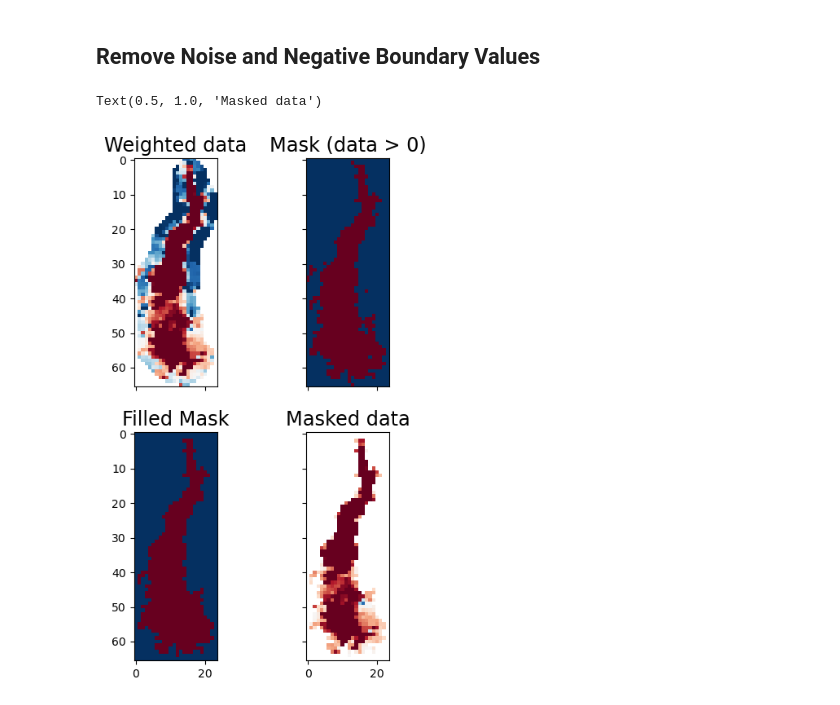
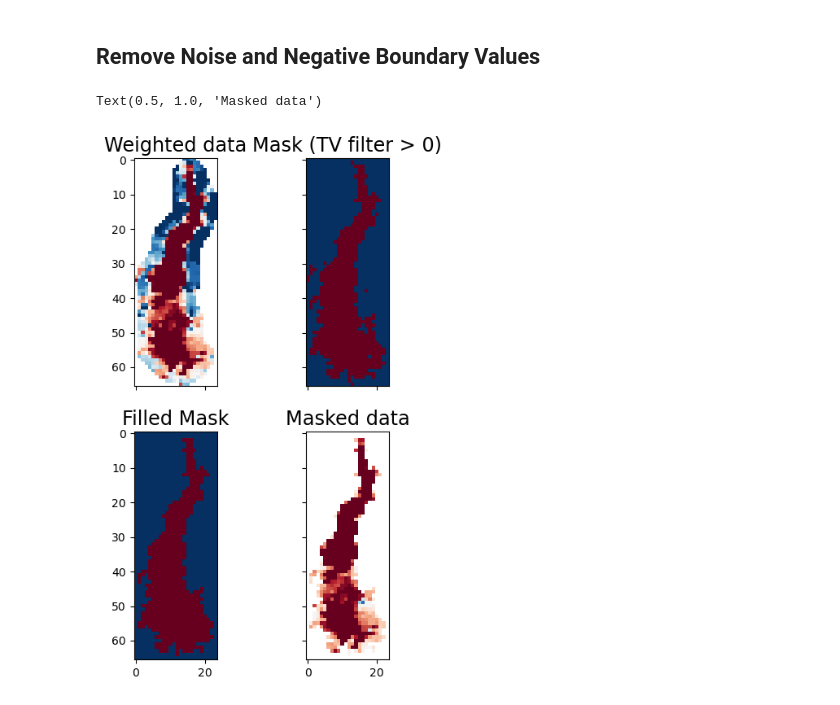
Before and after one commit to SRON-ESG/HyperGas, a Jupyter notebook: notebooks/plumemask.ipynb, the cells around one changed output. Cells and saved outputs as stored; diff of their text form; code cells hidden in the pictures.

```diff
--- a/notebooks/plumemask.ipynb
+++ b/notebooks/plumemask.ipynb
@@ -294,25 +296,25 @@ filled = ndimage.binary_fill_holes(reconstruction)
 # %%
 fig, axs = plt.subplots(nrows=2, ncols=2, figsize=(5, 8), sharex=True, sharey=True)
 axs = axs.flatten()
 
 ax = axs[0]
 ax.imshow(test, vmin=-100, vmax=100, cmap='RdBu_r', interpolation='none')
 ax.set_title('Weighted data')
 
 ax = axs[1]
 ax.imshow(fg_mask)
-ax.set_title('Mask (data > 0)')
+ax.set_title('Mask (TV filter > 0)')
 
 ax = axs[2]
 ax.imshow(filled)
 ax.set_title('Filled Mask')
 
 ax = axs[3]
 ax.imshow(np.where(filled, test, np.nan), vmin=-100, vmax=100, cmap='RdBu_r', interpolation='none')
 ax.set_title('Masked data')
 # %% [output]
 Text(0.5, 1.0, 'Masked data')
-[figure, old version]
+[figure, new version]
 # %%
 fig, axs = plt.subplots(nrows=2, ncols=2, figsize=(5, 8), sharex=True, sharey=True)
 axs = axs.flatten()
```
Also changed, not shown: parts of 2 cells of this notebook.
